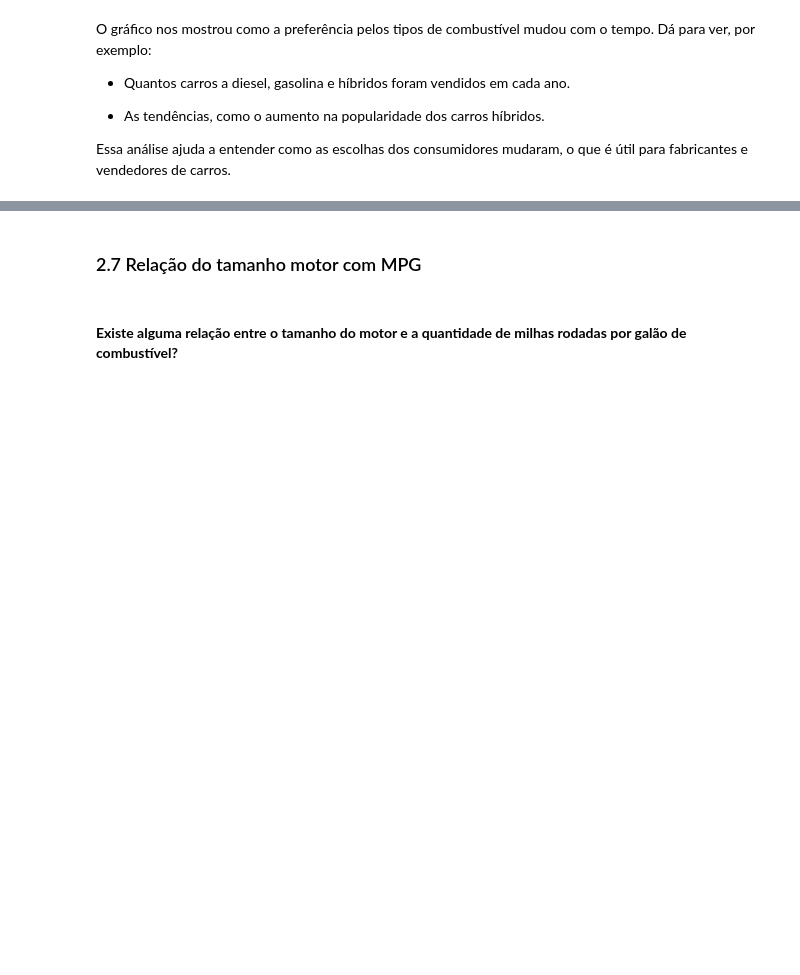
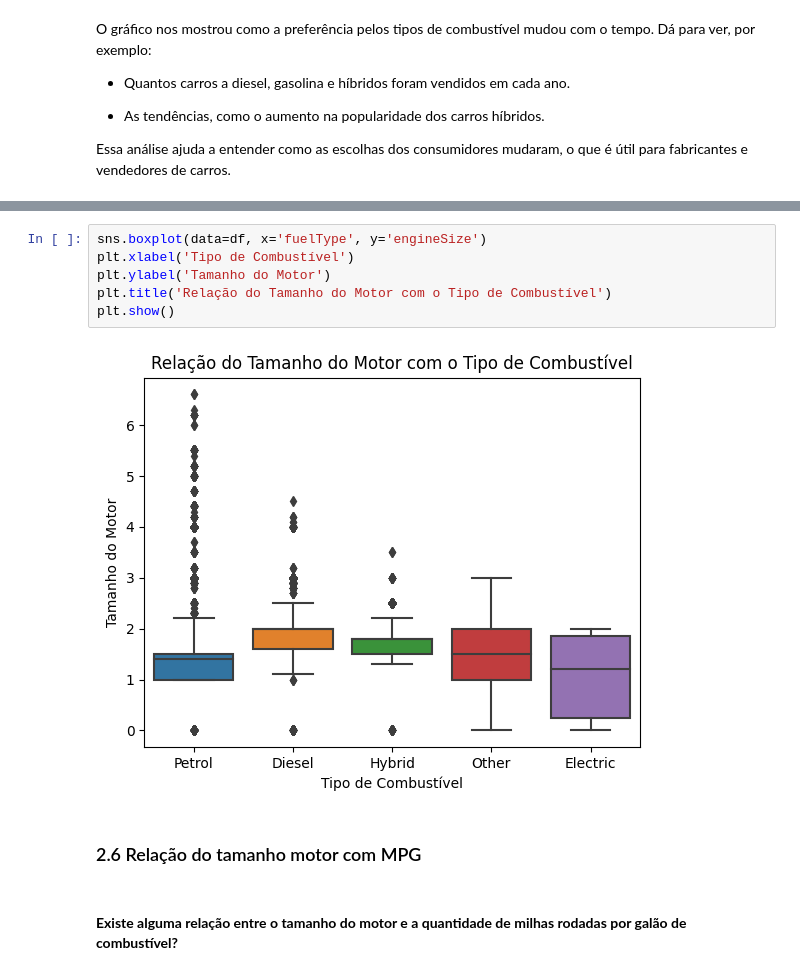
Before and after one commit to atlantico-academy/data-fusion, a Jupyter notebook: notebooks/01-exploratory_data_analysis.ipynb, the cells around one changed output, grey strips where cells are left out. Drawn from its saved outputs; the diff is of its cells as text; blank space fills up the shorter version.

```diff
--- a/notebooks/01-exploratory_data_analysis.ipynb
+++ b/notebooks/01-exploratory_data_analysis.ipynb
@@ -305,5 +378,13 @@ Essa análise ajuda a entender como as escolhas dos consumidores mudaram, o que
+# %%
+sns.boxplot(data=df, x='fuelType', y='engineSize')
+plt.xlabel('Tipo de Combustível')
+plt.ylabel('Tamanho do Motor')
+plt.title('Relação do Tamanho do Motor com o Tipo de Combustível')
+plt.show()
+# %% [output]
+[figure, added]
 # %% [markdown]
-### 2.7 Relação do tamanho motor com MPG
+### 2.6 Relação do tamanho motor com MPG
 # %% [markdown]
 #### **Existe alguma relação entre o tamanho do motor e a quantidade de milhas rodadas por galão de combustível?**
 # %% [markdown]
```
Also changed, not shown: parts of 14 cells of this notebook.
